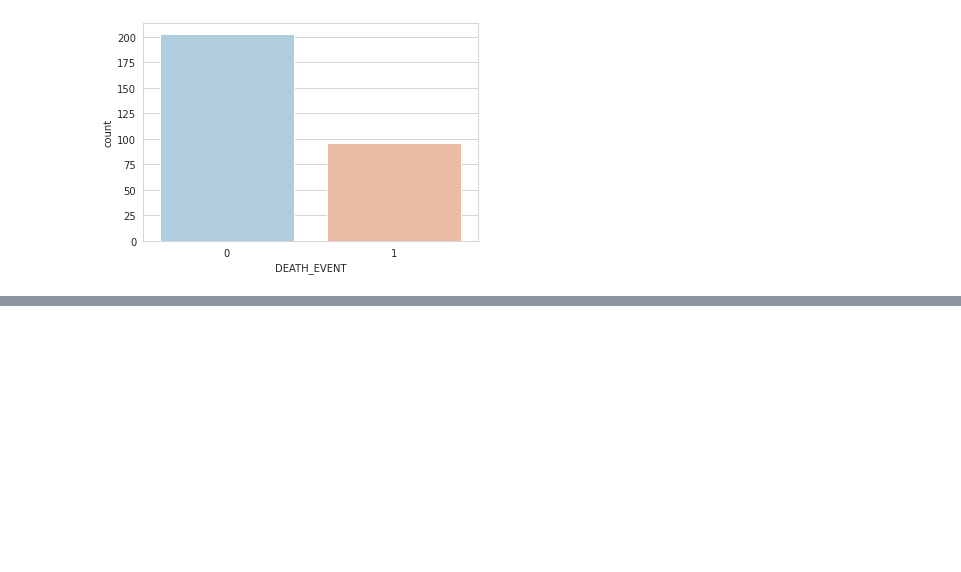
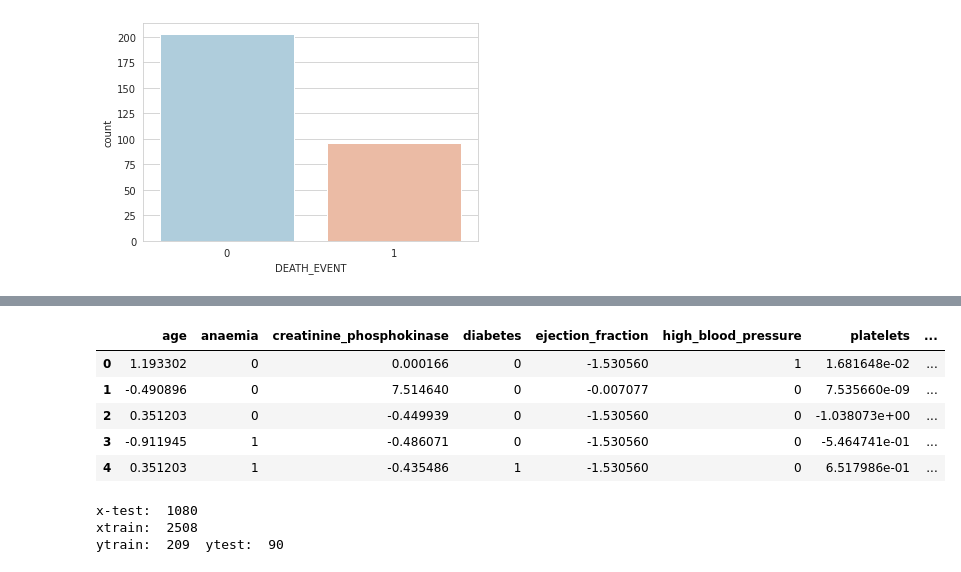
Before and after one commit to delta12kilo/mL_Heart, a Jupyter notebook: heart.ipynb, the cells around one changed output, grey strips where cells are left out. Saved outputs shown, nothing was run; the diff lists cells and outputs as text; code cells hidden in the pictures; blank space fills up the shorter version.

```diff
--- a/heart.ipynb
+++ b/heart.ipynb
@@ -98,0 +168,15 @@ plt.show()
+# %%
+from sklearn.model_selection import train_test_split
+from sklearn.preprocessing import StandardScaler
+StandardScaler = StandardScaler()
+scale_columns = ['age','creatinine_phosphokinase','ejection_fraction','platelets','serum_sodium']
+df[scale_columns] = StandardScaler.fit_transform(df[scale_columns])
+# %%
+df.head()
+# %% [output]
+|  | age | anaemia | creatinine_phosphokinase | diabetes | ejection_fraction | high_blood_pressure | platelets | ... |
+| 0 | 1.193302 | 0 | 0.000166 | 0 | -1.530560 | 1 | 1.681648e-02 | ... |
+| 1 | -0.490896 | 0 | 7.514640 | 0 | -0.007077 | 0 | 7.535660e-09 | ... |
+| 2 | 0.351203 | 0 | -0.449939 | 0 | -1.530560 | 0 | -1.038073e+00 | ... |
+| 3 | -0.911945 | 1 | -0.486071 | 0 | -1.530560 | 0 | -5.464741e-01 | ... |
+| 4 | 0.351203 | 1 | -0.435486 | 1 | -1.530560 | 0 | 6.517986e-01 | ... |
@@ -98,0 +188,8 @@ plt.show()
+# %%
+print('x-test: ',X_test.size)
+print('xtrain: ',X_train.size)
+print('ytrain: ',y_train.size,' ytest: ',y_test.size)
+# %% [output]
+x-test:  1080
+xtrain:  2508
+ytrain:  209  ytest:  90
```
Also changed, not shown: parts of 9 cells of this notebook, 3 other files.
